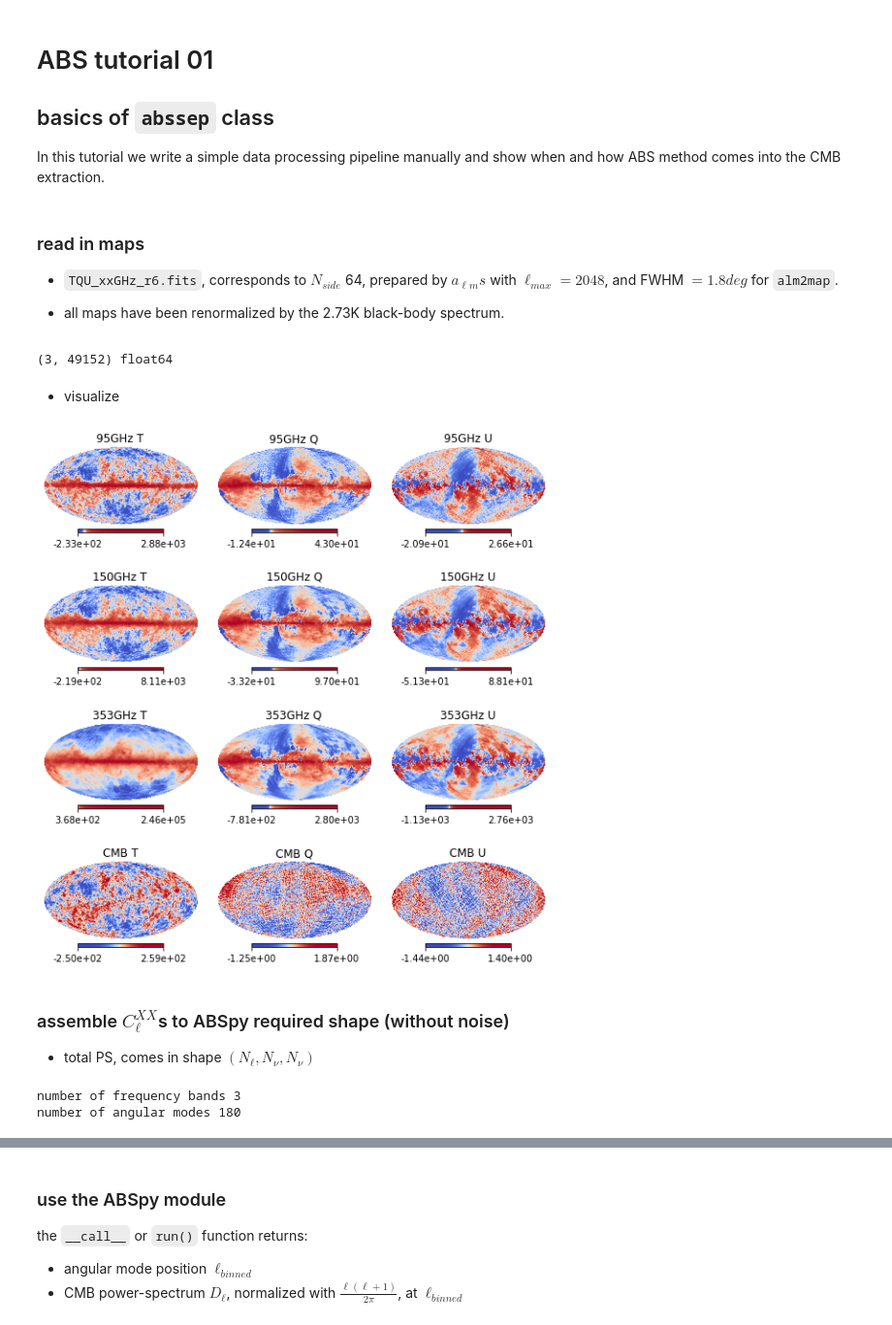
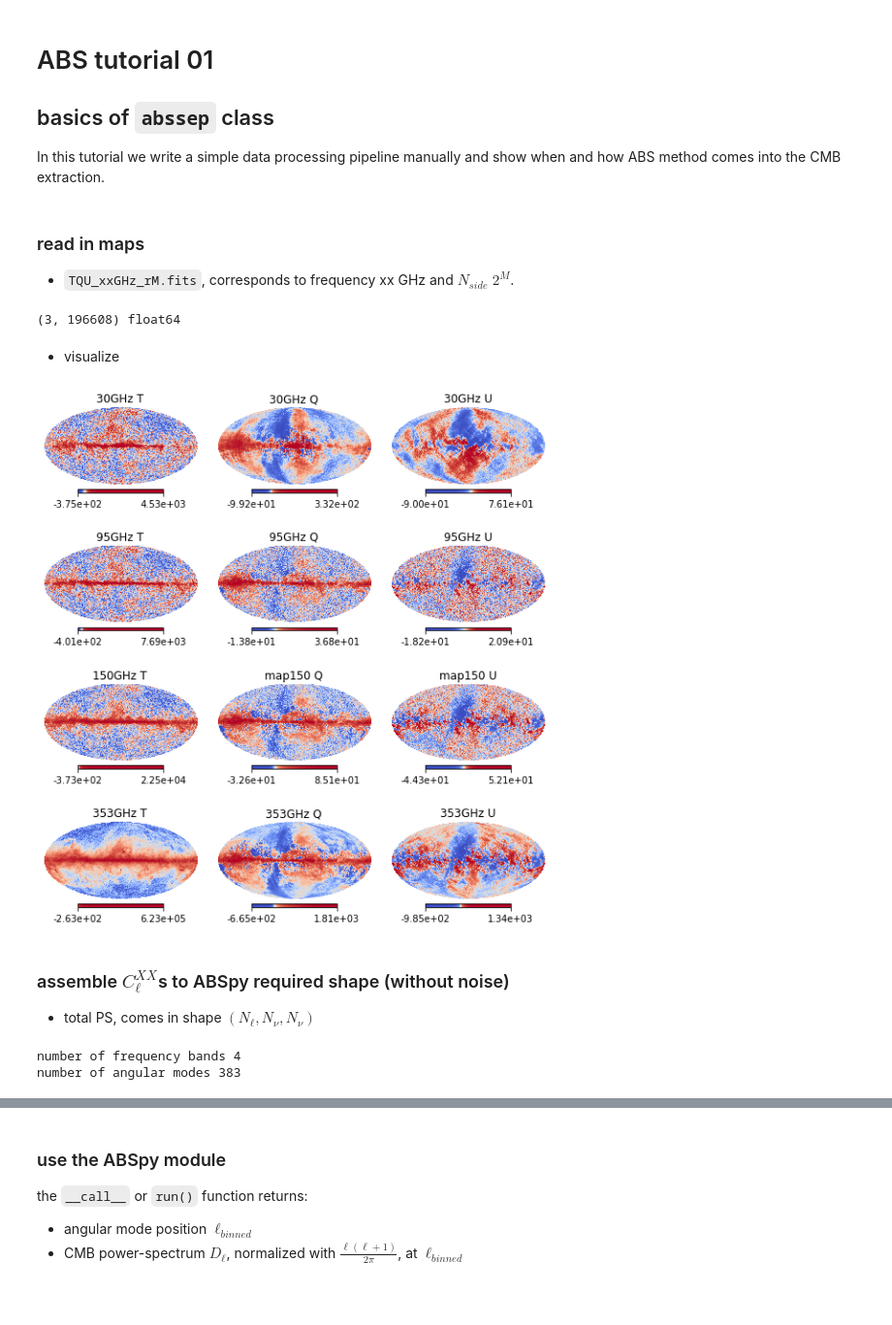
Before and after one commit to yaojian95/ABSpy, a Jupyter notebook: tutorials/tutorial01.ipynb, the cells around one changed output, grey strips where cells are left out. Shown at 97% size. Saved outputs shown, nothing was run; the diff lists cells and outputs as text; code cells hidden in the pictures; blank space fills up the shorter version.

```diff
--- a/tutorials/tutorial01.ipynb
+++ b/tutorials/tutorial01.ipynb
@@ -14,74 +14,74 @@ import abspy as ap
 import warnings
 warnings.filterwarnings('ignore')
 #log.basicConfig(filename='abspy_tutorial02.log', level=log.DEBUG)
-# %% [markdown]
-### read in maps
-
-- `TQU_xxGHz_r6.fits`, corresponds to $N_{side}$ 64, prepared by $a_{\ell m}s$ with $\ell_{max} = 2048$, and FWHM $= 1.8 deg$ for `alm2map`.
-
-- all maps have been renormalized by the 2.73K black-body spectrum.
+# %% [markdown]
+### read in maps
+
+- `TQU_xxGHz_rM.fits`, corresponds to frequency xx GHz and $N_{side}$ $2^{M}$.
 # %%
-map95 = hp.read_map('./data/TQU_95GHz_r6.fits',field=[0,1,2],dtype=np.float64,verbose=0)
-map150 = hp.read_map('./data/TQU_150GHz_r6.fits',field=[0,1,2],dtype=np.float64,verbose=0)
-map353 = hp.read_map('./data/TQU_353GHz_r6.fits',field=[0,1,2],dtype=np.float64,verbose=0)
-mapcmb = hp.read_map('./data/TQU_CMB_r6.fits',field=[0,1,2],dtype=np.float64,verbose=0)
+NSIDE = 128
+map30 = hp.read_map('./data/TQU_30GHz_r7.fits',field=[0,1,2],dtype=np.float64,verbose=0)
+map95 = hp.read_map('./data/TQU_95GHz_r7.fits',field=[0,1,2],dtype=np.float64,verbose=0)
+map150 = hp.read_map('./data/TQU_150GHz_r7.fits',field=[0,1,2],dtype=np.float64,verbose=0)
+map353 = hp.read_map('./data/TQU_353GHz_r7.fits',field=[0,1,2],dtype=np.float64,verbose=0)
+mapcmb = hp.read_map('./data/TQU_CMB_r7.fits',field=[0,1,2],dtype=np.float64,verbose=0)
 print (map95.shape, map95.dtype)
 # %% [output]
-(3, 49152) float64
+(3, 196608) float64
 # %% [markdown]
 - visualize
 # %%
 fig = matplotlib.pyplot.figure(figsize=(10,10))
 gs = matplotlib.gridspec.GridSpec(55, 30)
 
 fig.add_subplot(gs[0:10, 0:10])
+hp.mollview(map30[0],format='%.2e',
+            norm='hist',cmap='coolwarm',hold=True,title='30GHz T',cbar=1)
+fig.add_subplot(gs[0:10, 10:20])
+hp.mollview(map30[1],format='%.2e',
+            norm='hist',cmap='coolwarm',hold=True,title='30GHz Q',cbar=1)
+fig.add_subplot(gs[0:10, 20:30])
+hp.mollview(map30[2],format='%.2e',
+            norm='hist',cmap='coolwarm',hold=True,title='30GHz U',cbar=1)
+
+fig.add_subplot(gs[15:25, 0:10])
 hp.mollview(map95[0],format='%.2e',
             norm='hist',cmap='coolwarm',hold=True,title='95GHz T',cbar=1)
-fig.add_subplot(gs[0:10, 10:20])
+fig.add_subplot(gs[15:25, 10:20])
 hp.mollview(map95[1],format='%.2e',
             norm='hist',cmap='coolwarm',hold=True,title='95GHz Q',cbar=1)
-fig.add_subplot(gs[0:10, 20:30])
+fig.add_subplot(gs[15:25, 20:30])
 hp.mollview(map95[2],format='%.2e',
             norm='hist',cmap='coolwarm',hold=True,title='95GHz U',cbar=1)
 
-fig.add_subplot(gs[15:25, 0:10])
+fig.add_subplot(gs[30:40, 0:10])
 hp.mollview(map150[0],format='%.2e',
             norm='hist',cmap='coolwarm',hold=True,title='150GHz T',cbar=1)
-fig.add_subplot(gs[15:25, 10:20])
+fig.add_subplot(gs[30:40, 10:20])
 hp.mollview(map150[1],format='%.2e',
-            norm='hist',cmap='coolwarm',hold=True,title='150GHz Q',cbar=1)
-fig.add_subplot(gs[15:25, 20:30])
+            norm='hist',cmap='coolwarm',hold=True,title='map150 Q',cbar=1)
+fig.add_subplot(gs[30:40, 20:30])
 hp.mollview(map150[2],format='%.2e',
-            norm='hist',cmap='coolwarm',hold=True,title='150GHz U',cbar=1)
+            norm='hist',cmap='coolwarm',hold=True,title='map150 U',cbar=1)
 
-fig.add_subplot(gs[30:40, 0:10])
+fig.add_subplot(gs[45:55, 0:10])
 hp.mollview(map353[0],format='%.2e',
             norm='hist',cmap='coolwarm',hold=True,title='353GHz T',cbar=1)
-fig.add_subplot(gs[30:40, 10:20])
+fig.add_subplot(gs[45:55, 10:20])
 hp.mollview(map353[1],format='%.2e',
             norm='hist',cmap='coolwarm',hold=True,title='353GHz Q',cbar=1)
-fig.add_subplot(gs[30:40, 20:30])
+fig.add_subplot(gs[45:55, 20:30])
 hp.mollview(map353[2],format='%.2e',
             norm='hist',cmap='coolwarm',hold=True,title='353GHz U',cbar=1)
-
-fig.add_subplot(gs[45:55, 0:10])
-hp.mollview(mapcmb[0],format='%.2e',
-            norm='hist',cmap='coolwarm',hold=True,title='CMB T',cbar=1)
-fig.add_subplot(gs[45:55, 10:20])
-hp.mollview(mapcmb[1],format='%.2e',
-            norm='hist',cmap='coolwarm',hold=True,title='CMB Q',cbar=1)
-fig.add_subplot(gs[45:55, 20:30])
-hp.mollview(mapcmb[2],format='%.2e',
-            norm='hist',cmap='coolwarm',hold=True,title='CMB U',cbar=1)
 # %% [output]
-[figure, old version]
+[figure, new version]
 # %% [markdown]
 ### assemble $C^{XX}_\ell$s to ABSpy required shape (without noise)
 
 - total PS, comes in shape $(N_\ell,N_\nu,N_\nu)$
 # %%
-Nfreq = 3  # 95,150,353
-Nell = 180  # Nside 64 corresponds to maximal 192
+Nfreq = 4  # 30,95,150,353
+Nell = 3*NSIDE-1  # Nside corresponds to maximal 3Nside-1
 print ('number of frequency bands',Nfreq)
 print ('number of angular modes',Nell)
 
@@ -89,6 +89,6 @@ tt_total = np.zeros((Nell+1,Nfreq,Nfreq))
 ee_total = np.zeros((Nell+1,Nfreq,Nfreq))
 bb_total = np.zeros((Nell+1,Nfreq,Nfreq))
 # %% [output]
-number of frequency bands 3
-number of angular modes 180
+number of frequency bands 4
+number of angular modes 383
 # %%
```
Also changed, not shown: parts of 4 cells of this notebook, 11 other files.
